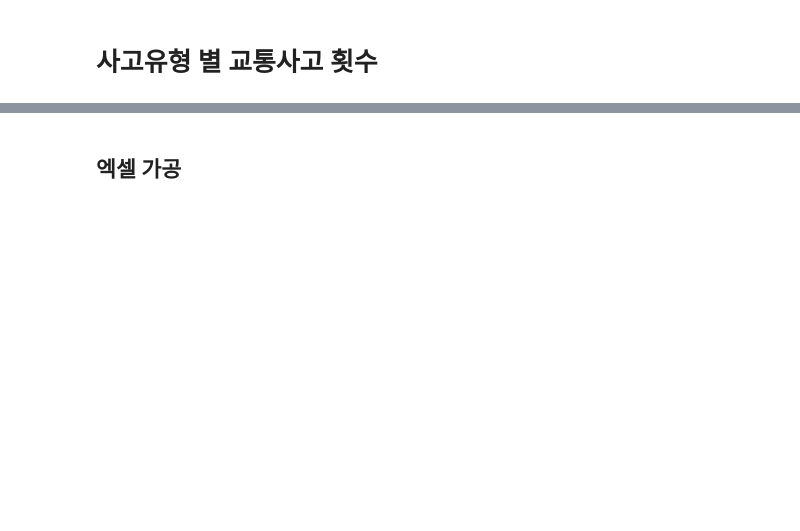
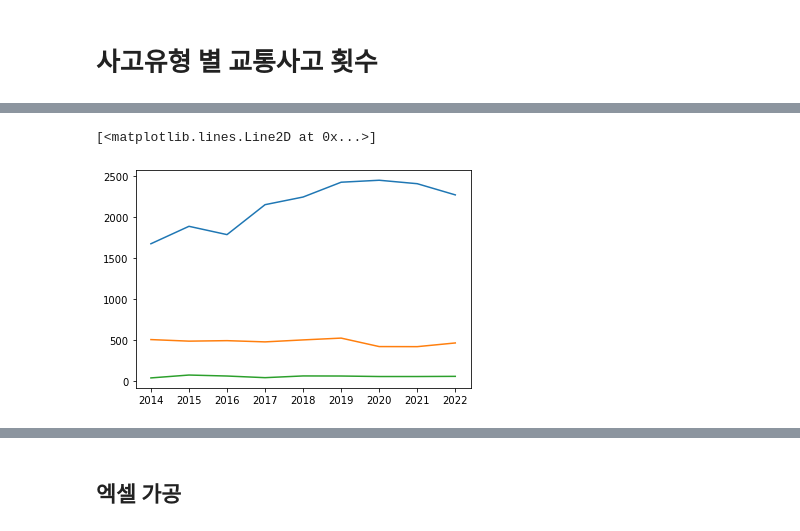
Before and after one commit to Eunkyu-Jeon/cheonan, a Jupyter notebook: cheonan.ipynb, the cells around one changed output, grey strips where cells are left out. Saved outputs shown, nothing was run; the diff lists cells and outputs as text; code cells hidden in the pictures; blank space fills up the shorter version.

```diff
--- a/cheonan.ipynb
+++ b/cheonan.ipynb
@@ -103,3 +67,62 @@ print(len(df14_16[filtCarOnly]))
+# %%
+# import pandas as pd
+#
+#
+# #20~22
+# df20_22=pd.read_csv("/Users/jeon-eunkyu/Desktop/cheonanaccident20_22.csv") # 파일명 바꾸기
+
+#20~22
+
+cartoCar20=len(df20_22[df20_22['사고유형'].str.contains('차대차') & df20_22['사고일시'].str.contains('2020년')])
+cartoPerson20=len(df20_22[df20_22['사고유형'].str.contains('차대사람') & df20_22['사고일시'].str.contains('2020년')])
+carOnly20=len(df20_22[df20_22['사고유형'].str.contains('차량단독') & df20_22['사고일시'].str.contains('2020년')])
+
+cartoCar21=len(df20_22[df20_22['사고유형'].str.contains('차대차') & df20_22['사고일시'].str.contains('2021년')])
+cartoPerson21=len(df20_22[df20_22['사고유형'].str.contains('차대사람') & df20_22['사고일시'].str.contains('2021년')])
+carOnly21=len(df20_22[df20_22['사고유형'].str.contains('차량단독') & df20_22['사고일시'].str.contains('2021년')])
+
+cartoCar22=len(df20_22[df20_22['사고유형'].str.contains('차대차') & df20_22['사고일시'].str.contains('2022년')])
+cartoPerson22=len(df20_22[df20_22['사고유형'].str.contains('차대사람') & df20_22['사고일시'].str.contains('2022년')])
+carOnly22=len(df20_22[df20_22['사고유형'].str.contains('차량단독') & df20_22['사고일시'].str.contains('2022년')])
+
+#17~19
+
+cartoCar17=len(df17_19[df17_19['사고유형'].str.contains('차대차') & df17_19['사고일시'].str.contains('2017년')])
+cartoPerson17=len(df17_19[df17_19['사고유형'].str.contains('차대사람') & df17_19['사고일시'].str.contains('2017년')])
+carOnly17=len(df17_19[df17_19['사고유형'].str.contains('차량단독') & df17_19['사고일시'].str.contains('2017년')])
+
+cartoCar18=len(df17_19[df17_19['사고유형'].str.contains('차대차') & df17_19['사고일시'].str.contains('2018년')])
+cartoPerson18=len(df17_19[df17_19['사고유형'].str.contains('차대사람') & df17_19['사고일시'].str.contains('2018년')])
+carOnly18=len(df17_19[df17_19['사고유형'].str.contains('차량단독') & df17_19['사고일시'].str.contains('2018년')])
+
+cartoCar19=len(df17_19[df17_19['사고유형'].str.contains('차대차') & df17_19['사고일시'].str.contains('2019년')])
+cartoPerson19=len(df17_19[df17_19['사고유형'].str.contains('차대사람') & df17_19['사고일시'].str.contains('2019년')])
+carOnly19=len(df17_19[df17_19['사고유형'].str.contains('차량단독') & df17_19['사고일시'].str.contains('2019년')])
+
+#14~16
+
+cartoCar14=len(df14_16[df14_16['사고유형'].str.contains('차대차') & df14_16['사고일시'].str.contains('2014년')])
+cartoPerson14=len(df14_16[df14_16['사고유형'].str.contains('차대사람') & df14_16['사고일시'].str.contains('2014년')])
+carOnly14=len(df14_16[df14_16['사고유형'].str.contains('차량단독') & df14_16['사고일시'].str.contains('2014년')])
+
+cartoCar15=len(df14_16[df14_16['사고유형'].str.contains('차대차') & df14_16['사고일시'].str.contains('2015년')])
+cartoPerson15=len(df14_16[df14_16['사고유형'].str.contains('차대사람') & df14_16['사고일시'].str.contains('2015년')])
+carOnly15=len(df14_16[df14_16['사고유형'].str.contains('차량단독') & df14_16['사고일시'].str.contains('2015년')])
+
+cartoCar16=len(df14_16[df14_16['사고유형'].str.contains('차대차') & df14_16['사고일시'].str.contains('2016년')])
+cartoPerson16=len(df14_16[df14_16['사고유형'].str.contains('차대사람') & df14_16['사고일시'].str.contains('2016년')])
+carOnly16=len(df14_16[df14_16['사고유형'].str.contains('차량단독') & df14_16['사고일시'].str.contains('2016년')])
+
+cartoCar = [cartoCar14,cartoCar15,cartoCar16,cartoCar17,cartoCar18,cartoCar19,cartoCar20,cartoCar21,cartoCar22]
+cartoPerson = [cartoPerson14,cartoPerson15,cartoPerson16,cartoPerson17,cartoPerson18,cartoPerson19,cartoPerson20,cartoPerson21,cartoPerson22]
+carOnly = [carOnly14,carOnly15,carOnly16,carOnly17,carOnly18,carOnly19,carOnly20,carOnly21,carOnly22]
+
+plt.plot(years,cartoCar)
+plt.plot(years,cartoPerson)
+plt.plot(years,carOnly)
+# %% [output]
+[<matplotlib.lines.Line2D at 0x...>]
+[figure, added]
 # %%
 import pandas as pd
 
```
Also changed, not shown: parts of 5 cells of this notebook.
